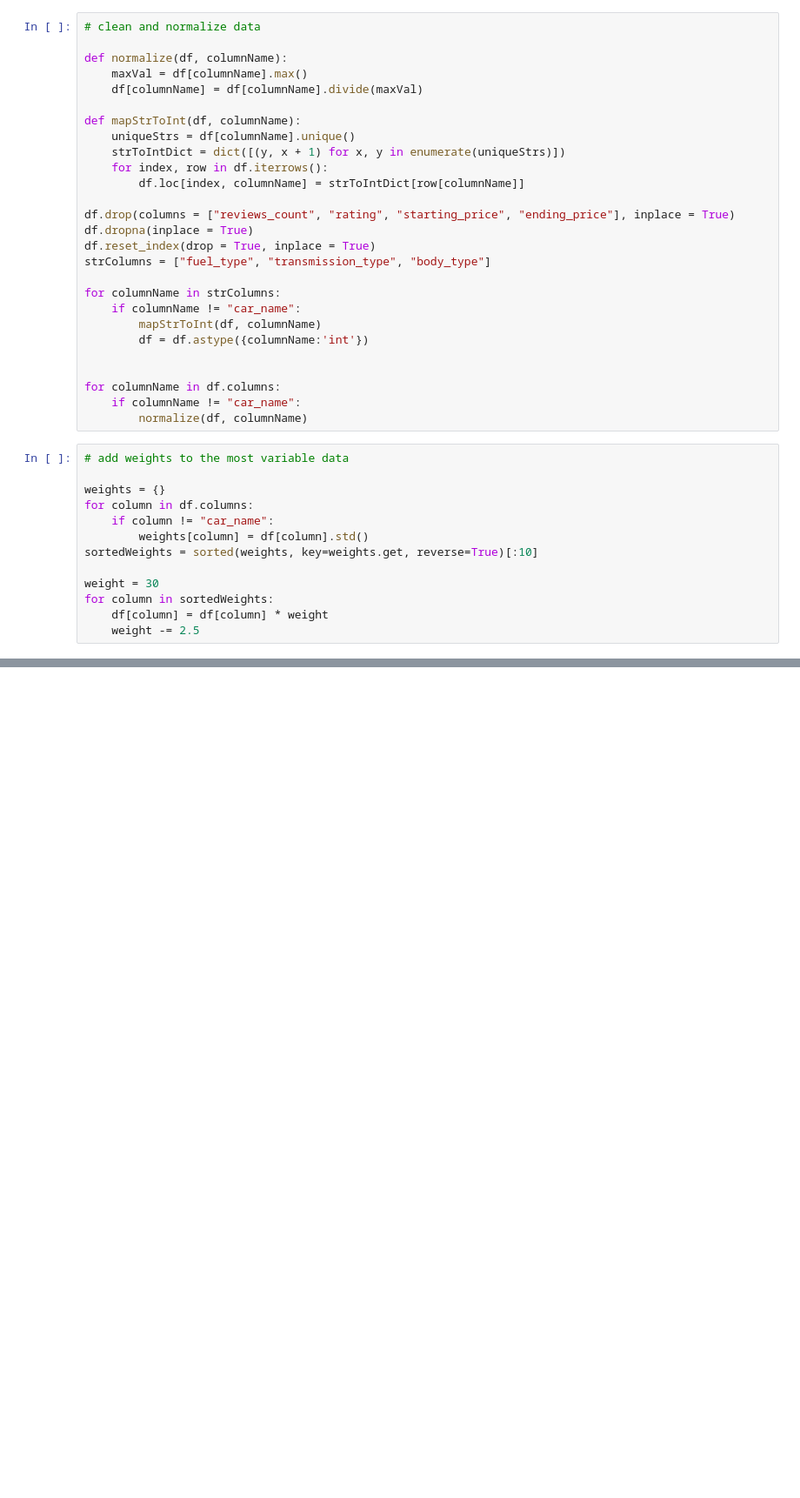
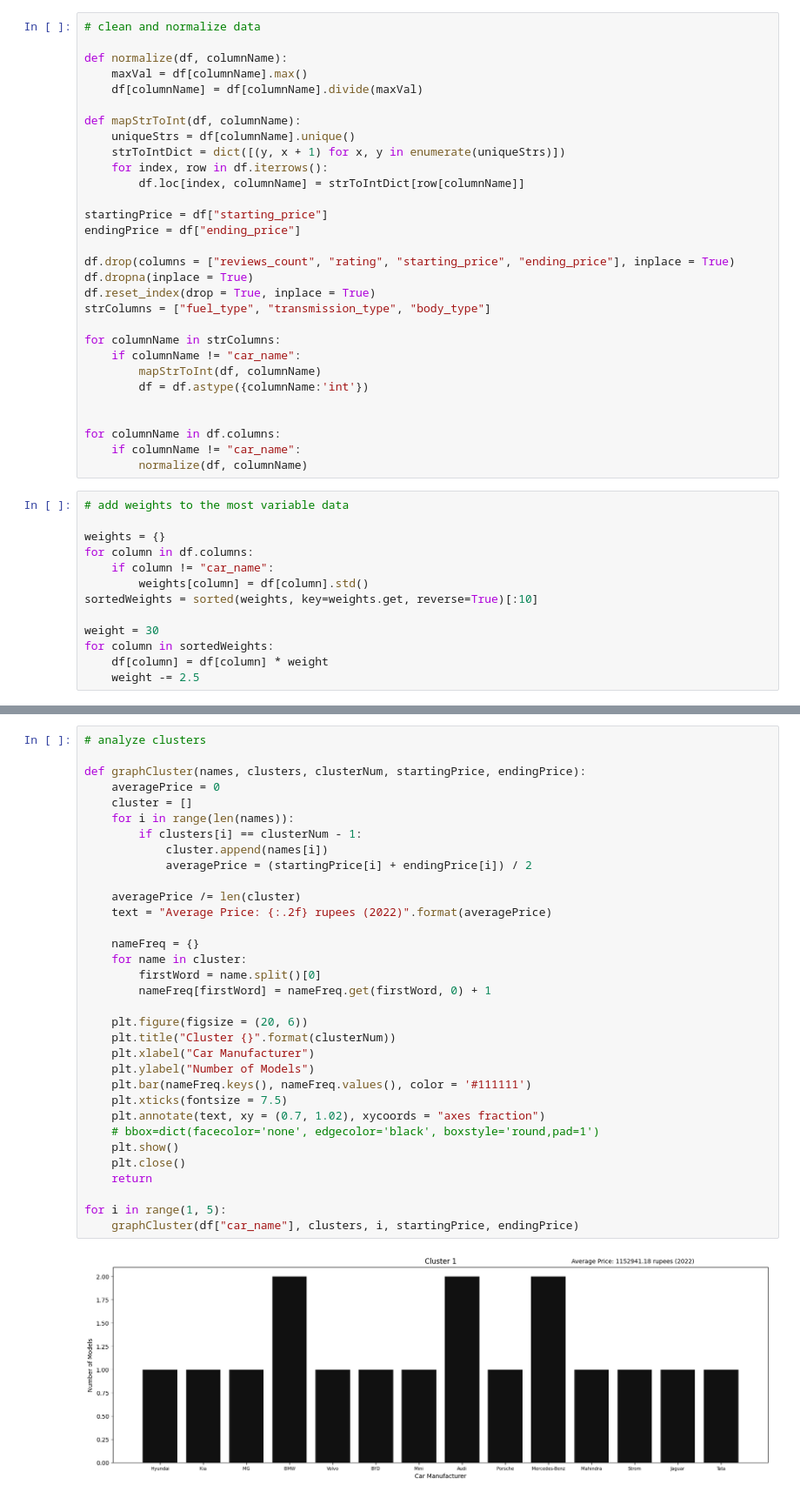
Before and after one commit to haha5751/CarClustering, a Jupyter notebook: projectFour.ipynb, the cells around one changed output, grey strips where cells are left out. Shown: that part at 87% size. Cells and saved outputs as stored; diff of their text form; blank space fills up the shorter version.

```diff
--- a/projectFour.ipynb
+++ b/projectFour.ipynb
@@ -20,6 +20,9 @@ def mapStrToInt(df, columnName):
     strToIntDict = dict([(y, x + 1) for x, y in enumerate(uniqueStrs)])
     for index, row in df.iterrows():
         df.loc[index, columnName] = strToIntDict[row[columnName]]
+
+startingPrice = df["starting_price"]
+endingPrice = df["ending_price"]
 
 df.drop(columns = ["reviews_count", "rating", "starting_price", "ending_price"], inplace = True)
 df.dropna(inplace = True)
@@ -190,0 +203,35 @@ for i in range(k):
+# %%
+# analyze clusters
+
+def graphCluster(names, clusters, clusterNum, startingPrice, endingPrice):
+    averagePrice = 0
+    cluster = []
+    for i in range(len(names)):
+        if clusters[i] == clusterNum - 1:
+            cluster.append(names[i])
+            averagePrice = (startingPrice[i] + endingPrice[i]) / 2
+
+    averagePrice /= len(cluster)
+    text = "Average Price: {:.2f} rupees (2022)".format(averagePrice)
+
+    nameFreq = {}
+    for name in cluster:
+        firstWord = name.split()[0]
+        nameFreq[firstWord] = nameFreq.get(firstWord, 0) + 1
+
+    plt.figure(figsize = (20, 6))
+    plt.title("Cluster {}".format(clusterNum))
+    plt.xlabel("Car Manufacturer")
+    plt.ylabel("Number of Models")
+    plt.bar(nameFreq.keys(), nameFreq.values(), color = '#111111')
+    plt.xticks(fontsize = 7.5)
+    plt.annotate(text, xy = (0.7, 1.02), xycoords = "axes fraction")
+    # bbox=dict(facecolor='none', edgecolor='black', boxstyle='round,pad=1')
+    plt.show()
+    plt.close()
+    return
+
+for i in range(1, 5):
+    graphCluster(df["car_name"], clusters, i, startingPrice, endingPrice)
+# %% [output]
+[figure, added]
```
Also changed, not shown: parts of 7 cells of this notebook.
